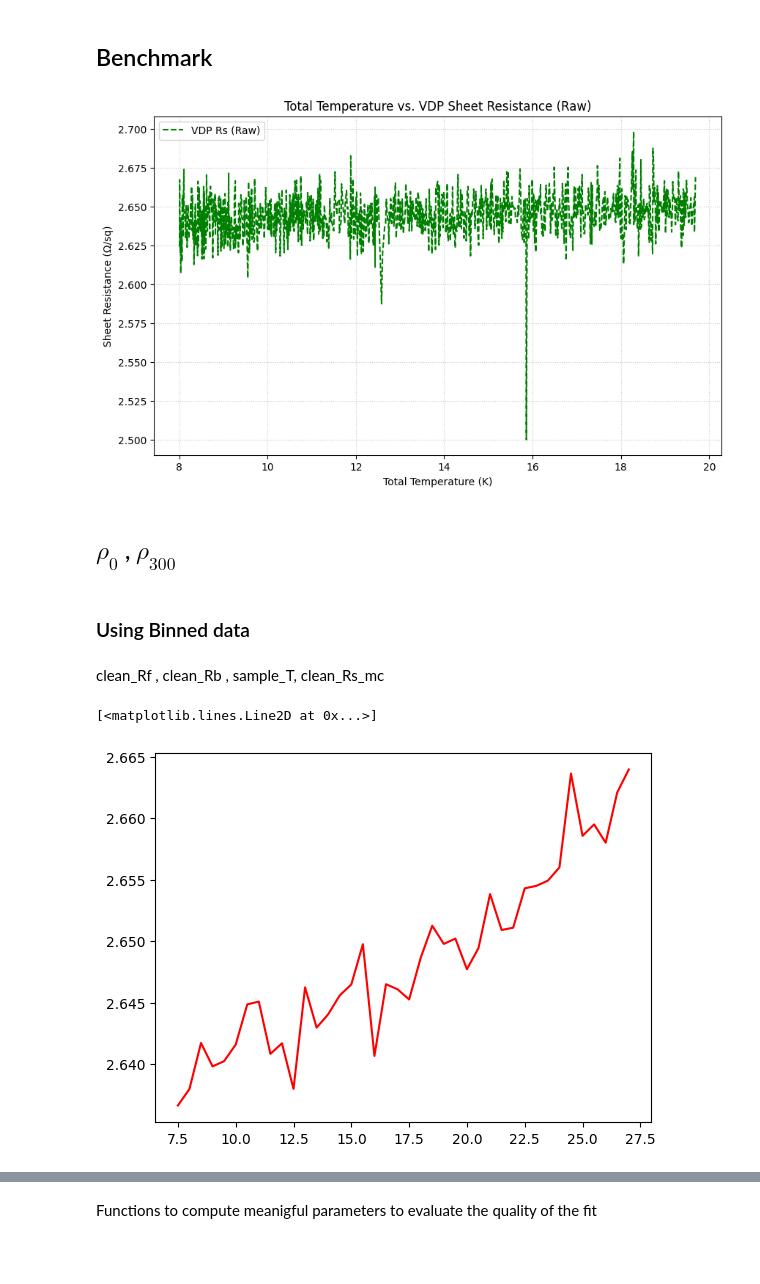
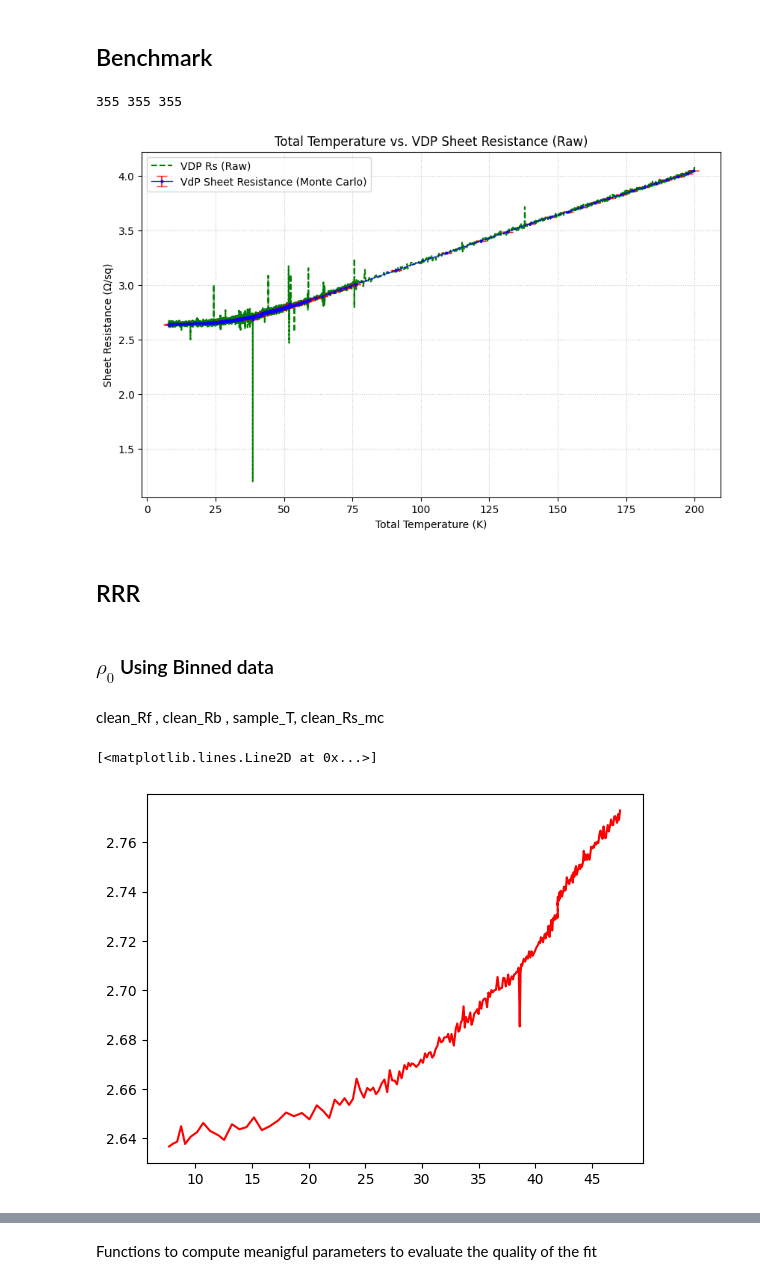
Before and after one commit to gamberoillecito/Nb-Characterization, a Jupyter notebook: R-vs-T/VdP.ipynb, the cells around one changed output, grey strips where cells are left out. Saved outputs shown, nothing was run; the diff lists cells and outputs as text; code cells hidden in the pictures; blank space fills up the shorter version.

```diff
--- a/R-vs-T/VdP.ipynb
+++ b/R-vs-T/VdP.ipynb
@@ -404,9 +404,9 @@ Rb = back_R[sel_mask].values
 
 
 # # ---------------------------------------------
-# Every 100 points create a bin of Rf, Rb and T
+# Every 50 points create a bin of Rf, Rb and T
 
-bin_size = 100 # Number of points per bin
+bin_size = 50 # Number of points per bin
 
 # Lists to store binned results
 binned_Tf = []
@@ -536,52 +536,55 @@ plt.grid(True, linestyle=':', alpha=0.7)
 # %%
 file_path = "DataSets/heating_8_to_296.dat"
 df = pd.read_csv(file_path, sep=r'\s+', header=None, skipinitialspace=True)
 df = df.dropna()
 
 # back_temp_fluct (Column 27 -> index 26)
 # back_R (Column 29 -> index 28)
 
 tot_T = df.iloc[:, 26].astype(float)
 VDP_Rs = df.iloc[:, 28].astype(float)
 
 # Create mask
 sel_mask = (
     (tot_T > 8) &
     (tot_T < 200)
 )
 
 tot_T = tot_T[sel_mask].values
 VDP_Rs = VDP_Rs[sel_mask].values
 
+print(len(binned_T_avg), len(clean_Rs_mc), len(clean_Rs_sem_mc))
+
 #plot tot_T vs VDP_Rs
 plt.figure(figsize=(10, 6))
-plt.plot(tot_T[:1000], VDP_Rs[:1000], linestyle='--', color='green', label="VDP Rs (Raw)")
-# plt.errorbar(sample_T, clean_Rs_mc, yerr=clean_Rs_sem_mc, fmt='o-',
-#              capsize=5, markersize=2, linewidth=1, elinewidth=1.5,
-#              label='VdP Sheet Resistance (Monte Carlo)', color='blue', ecolor='red', alpha=0.8)
+plt.plot(tot_T, VDP_Rs, linestyle='--', color='green', label="VDP Rs (Raw)")
+plt.errorbar(binned_T_avg, clean_Rs_mc, yerr=clean_Rs_sem_mc, fmt='o-',
+             capsize=5, markersize=2, linewidth=1, elinewidth=1.5,
+             label='VdP Sheet Resistance (Monte Carlo)', color='blue', ecolor='red', alpha=0.8)
 plt.xlabel("Total Temperature (K)")
 plt.ylabel("Sheet Resistance (Ω/sq)")
 plt.title("Total Temperature vs. VDP Sheet Resistance (Raw)")
 plt.legend()
 plt.grid(True, linestyle=':', alpha=0.7)
 # %% [output]
+355 355 355
-[figure, old version]
+[figure, new version]
 # %% [markdown]
-## $\rho_0$ , $\rho_{300}$
+## RRR
 # %% [markdown]
-### Using Binned data
+### $\rho_0$ Using Binned data
 # %% [markdown]
 clean_Rf , clean_Rb , sample_T, clean_Rs_mc
 # %%
-n_points = 40
-subset_sample_T = sample_T[0:n_points]
+n_points = 250
+subset_sample_T = binned_T_avg[0:n_points]
 subset_clean_Rs_mc = clean_Rs_mc[0:n_points]
 subset_clean_Rs_std_mc = clean_Rs_std_mc[0:n_points]
 
 plt.plot(subset_sample_T, subset_clean_Rs_mc, '-', color='red')
 # %% [output]
 [<matplotlib.lines.Line2D at 0x...>]
-[figure, old version]
+[figure, new version]
 # %%
 weights = 1 / subset_clean_Rs_std_mc**2
 
```
Also changed, not shown: parts of 16 cells of this notebook.
